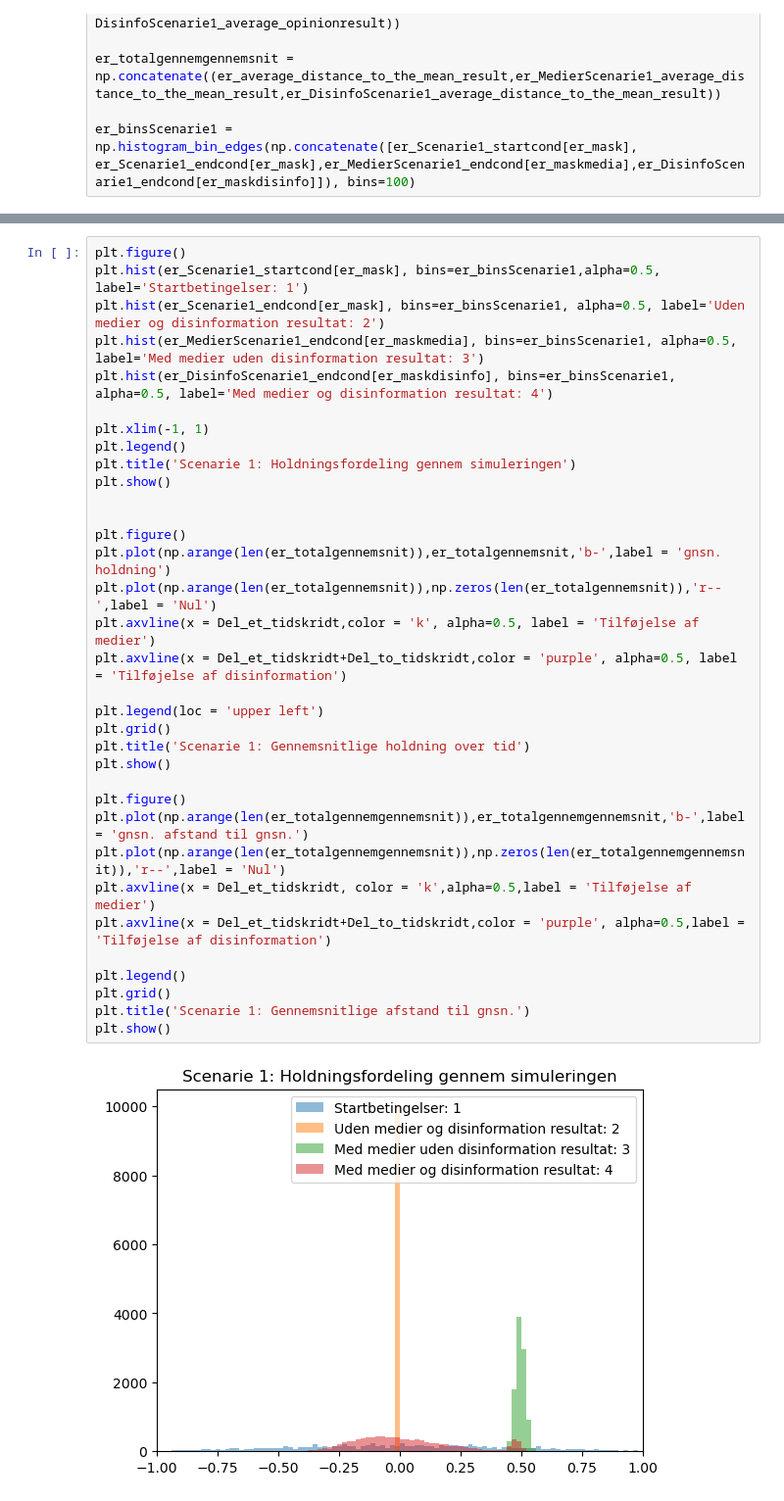
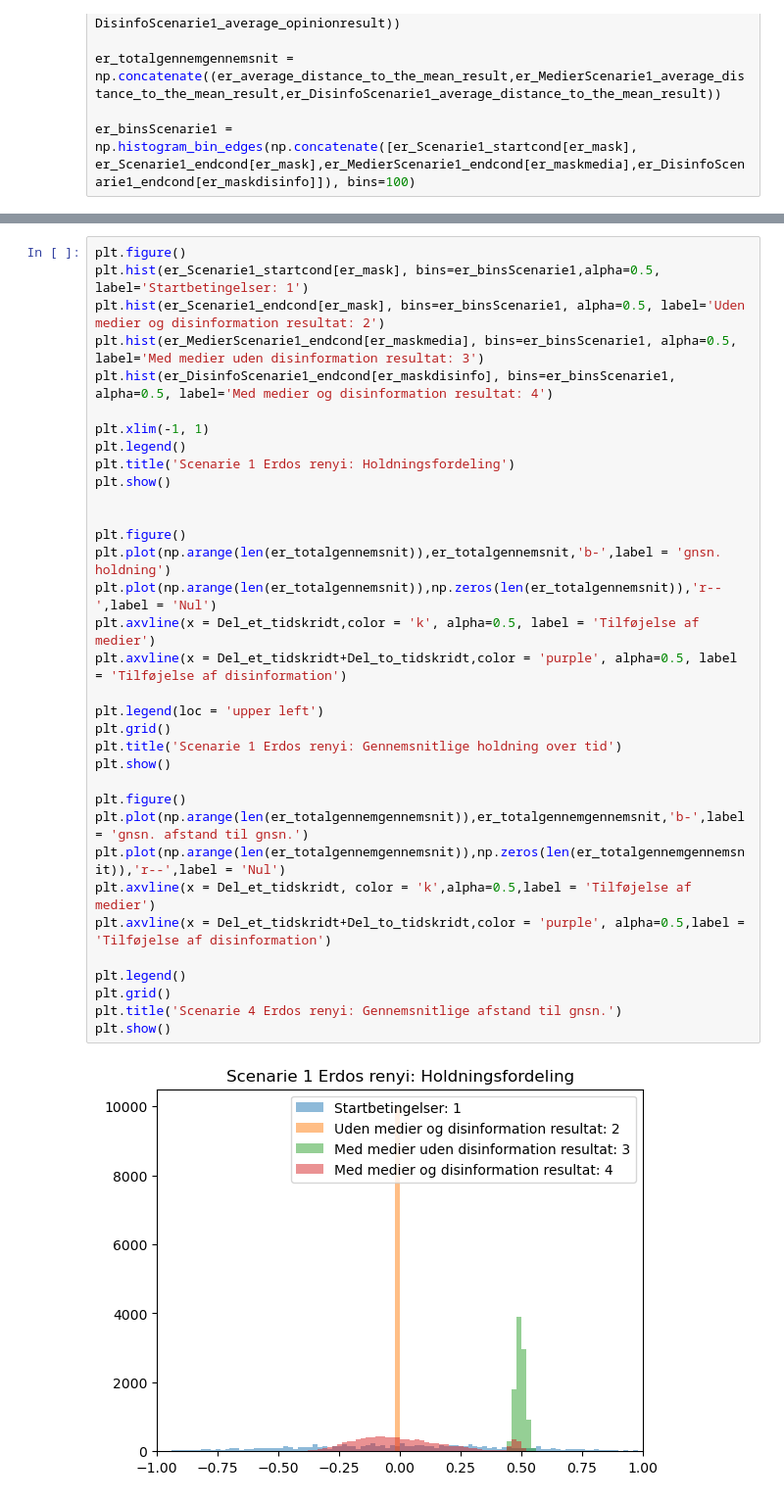
Before and after one commit to Kryptonym/Bachelor---disinformations-p-virkning-af-honldingsfordelingen, a Jupyter notebook: Kode/Scenarie1.ipynb, the cells around one changed output, grey strips where cells are left out. Shown at 98% size. Drawn from its saved outputs; the diff is of its cells as text.

```diff
--- a/Kode/Scenarie1.ipynb
+++ b/Kode/Scenarie1.ipynb
@@ -113,34 +129,34 @@ plt.figure()
 plt.hist(er_Scenarie1_startcond[er_mask], bins=er_binsScenarie1,alpha=0.5, label='Startbetingelser: 1')
 plt.hist(er_Scenarie1_endcond[er_mask], bins=er_binsScenarie1, alpha=0.5, label='Uden medier og disinformation resultat: 2')
 plt.hist(er_MedierScenarie1_endcond[er_maskmedia], bins=er_binsScenarie1, alpha=0.5, label='Med medier uden disinformation resultat: 3')
 plt.hist(er_DisinfoScenarie1_endcond[er_maskdisinfo], bins=er_binsScenarie1, alpha=0.5, label='Med medier og disinformation resultat: 4')
 
 plt.xlim(-1, 1)
 plt.legend()
-plt.title('Scenarie 1: Holdningsfordeling gennem simuleringen')
+plt.title('Scenarie 1 Erdos renyi: Holdningsfordeling')
 plt.show()
 
 
 plt.figure()
 plt.plot(np.arange(len(er_totalgennemsnit)),er_totalgennemsnit,'b-',label = 'gnsn. holdning')
 plt.plot(np.arange(len(er_totalgennemsnit)),np.zeros(len(er_totalgennemsnit)),'r--',label = 'Nul')
 plt.axvline(x = Del_et_tidskridt,color = 'k', alpha=0.5, label = 'Tilføjelse af medier')
 plt.axvline(x = Del_et_tidskridt+Del_to_tidskridt,color = 'purple', alpha=0.5, label = 'Tilføjelse af disinformation')
 
 plt.legend(loc = 'upper left')
 plt.grid()
-plt.title('Scenarie 1: Gennemsnitlige holdning over tid')
+plt.title('Scenarie 1 Erdos renyi: Gennemsnitlige holdning over tid')
 plt.show()
 
 plt.figure()
 plt.plot(np.arange(len(er_totalgennemgennemsnit)),er_totalgennemgennemsnit,'b-',label = 'gnsn. afstand til gnsn.')
 plt.plot(np.arange(len(er_totalgennemgennemsnit)),np.zeros(len(er_totalgennemgennemsnit)),'r--',label = 'Nul')
 plt.axvline(x = Del_et_tidskridt, color = 'k',alpha=0.5,label = 'Tilføjelse af medier')
 plt.axvline(x = Del_et_tidskridt+Del_to_tidskridt,color = 'purple', alpha=0.5,label = 'Tilføjelse af disinformation')
 
 plt.legend()
 plt.grid()
-plt.title('Scenarie 1: Gennemsnitlige afstand til gnsn.')
+plt.title('Scenarie 4 Erdos renyi: Gennemsnitlige afstand til gnsn.')
 plt.show()
 # %% [output]
-[figure, old version]
+[figure, new version]
```
Also changed, not shown: parts of 6 cells of this notebook, 27 other files.
